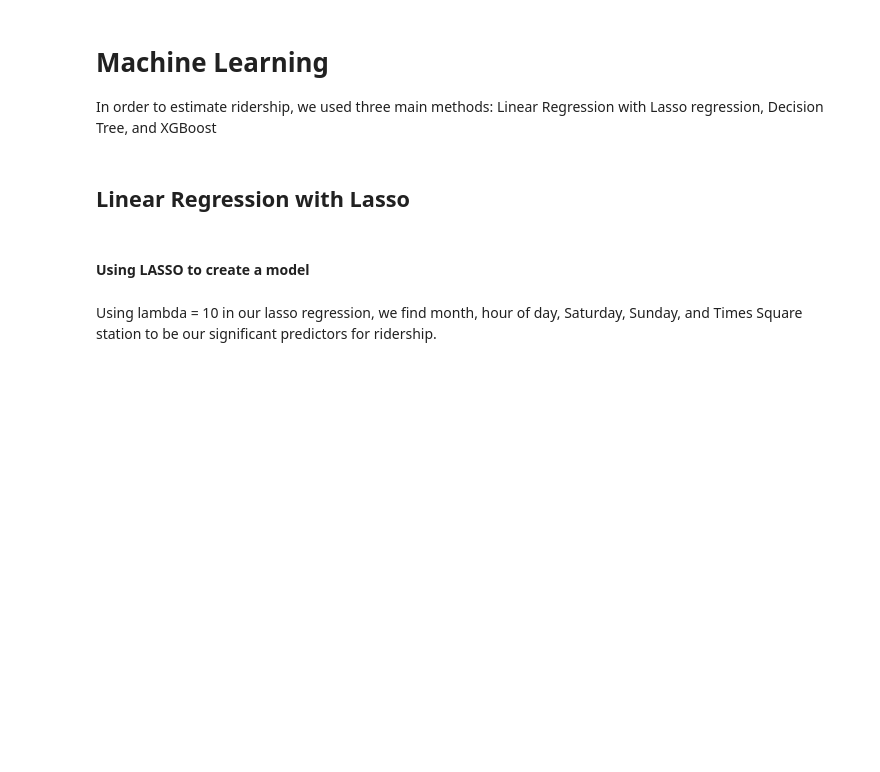
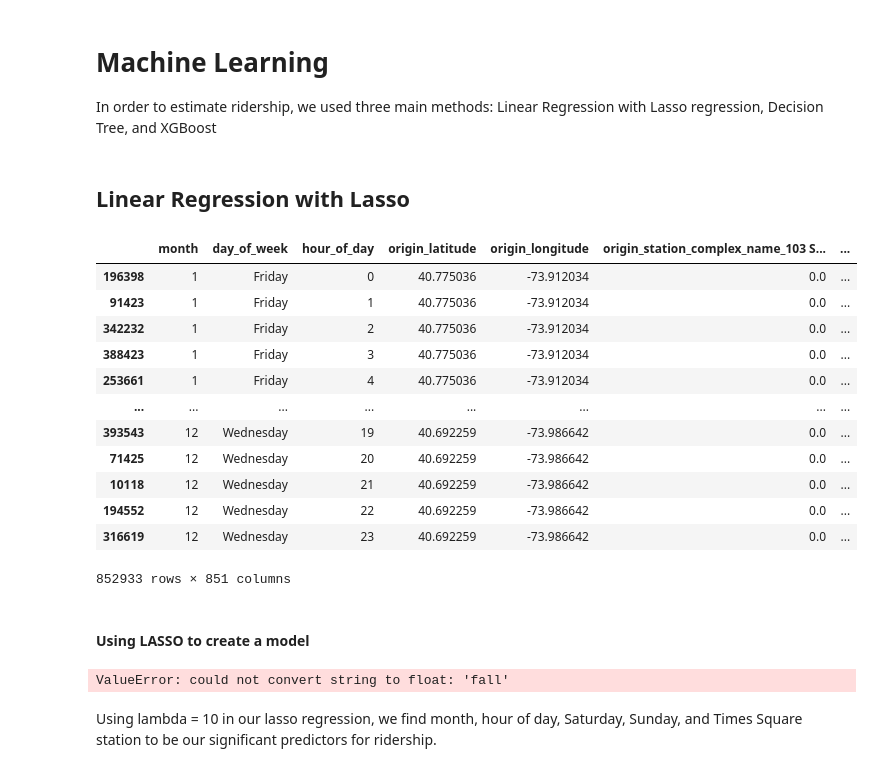
Before and after one commit to iansargent/nyc-subway-ridership-ml, a Jupyter notebook: final_report.ipynb, the cells around one changed output. Drawn from its saved outputs; the diff is of its cells as text; code cells hidden in the pictures; blank space fills up the shorter version.

Commit message:
fixed the lasso y_train variable and df name error

```diff
--- a/final_report.ipynb
+++ b/final_report.ipynb
@@ -413,24 +482,38 @@ Y = np.ravel(Y)
 # %%
 from sklearn.preprocessing import OneHotEncoder
 
 #split into X and Y datasets
 num_cols = origin.shape[1]
 X = origin.iloc[:,0:num_cols-2]
 X = X.drop('origin_station_complex_id', axis=1) #drop complex_id b/c it is the same as complex_name in terms of analysis
 #one hot encoding
 categorical_columns = X.select_dtypes(include=['object']).columns.tolist()
 encoder = OneHotEncoder(sparse_output=False, drop = 'first')
 one_hot_encoded = encoder.fit_transform(X[categorical_columns])
 one_hot_df = pd.DataFrame(one_hot_encoded, columns=encoder.get_feature_names_out(categorical_columns))
 df_encoded = pd.concat([X, one_hot_df], axis=1)
 df_encoded = df_encoded.drop(categorical_columns, axis=1)
 X = df_encoded
 
-Y = origin.iloc[:,num_cols-1:num_cols]
+Y = origin.sum_estimated_average_ridership
 Y = np.ravel(Y)
 
 
 display(X)
+# %% [output]
+|  | month | day_of_week | hour_of_day | origin_latitude | origin_longitude | origin_station_complex_name_103 S... | ... |
+| 196398 | 1 | Friday | 0 | 40.775036 | -73.912034 | 0.0 | ... |
+| 91423 | 1 | Friday | 1 | 40.775036 | -73.912034 | 0.0 | ... |
+| 342232 | 1 | Friday | 2 | 40.775036 | -73.912034 | 0.0 | ... |
+| 388423 | 1 | Friday | 3 | 40.775036 | -73.912034 | 0.0 | ... |
+| 253661 | 1 | Friday | 4 | 40.775036 | -73.912034 | 0.0 | ... |
+| ... | ... | ... | ... | ... | ... | ... | ... |
+| 393543 | 12 | Wednesday | 19 | 40.692259 | -73.986642 | 0.0 | ... |
+| 71425 | 12 | Wednesday | 20 | 40.692259 | -73.986642 | 0.0 | ... |
+| 10118 | 12 | Wednesday | 21 | 40.692259 | -73.986642 | 0.0 | ... |
+| 194552 | 12 | Wednesday | 22 | 40.692259 | -73.986642 | 0.0 | ... |
+| 316619 | 12 | Wednesday | 23 | 40.692259 | -73.986642 | 0.0 | ... |
+852933 rows × 851 columns
 # %%
 #train test split happening
 X_train, X_test, y_train, y_test = train_test_split(X, Y, test_size=0.25, random_state=4)
@@ -462,6 +545,8 @@ pd.DataFrame({
     'Lasso': lasso_coefs10,
     'estimate_diff': (lasso_coefs10 - linear_coefs)#.round().astype(int)
 })#.query('estimate_diff != 0')
+# %% [output]
+ValueError: could not convert string to float: 'fall'
 # %%
 # how many coeffs aren't zero
 sum(np.abs(lasso_10.coef_) > 0)
```
Also changed, not shown: parts of 7 cells of this notebook, 3 other files.
